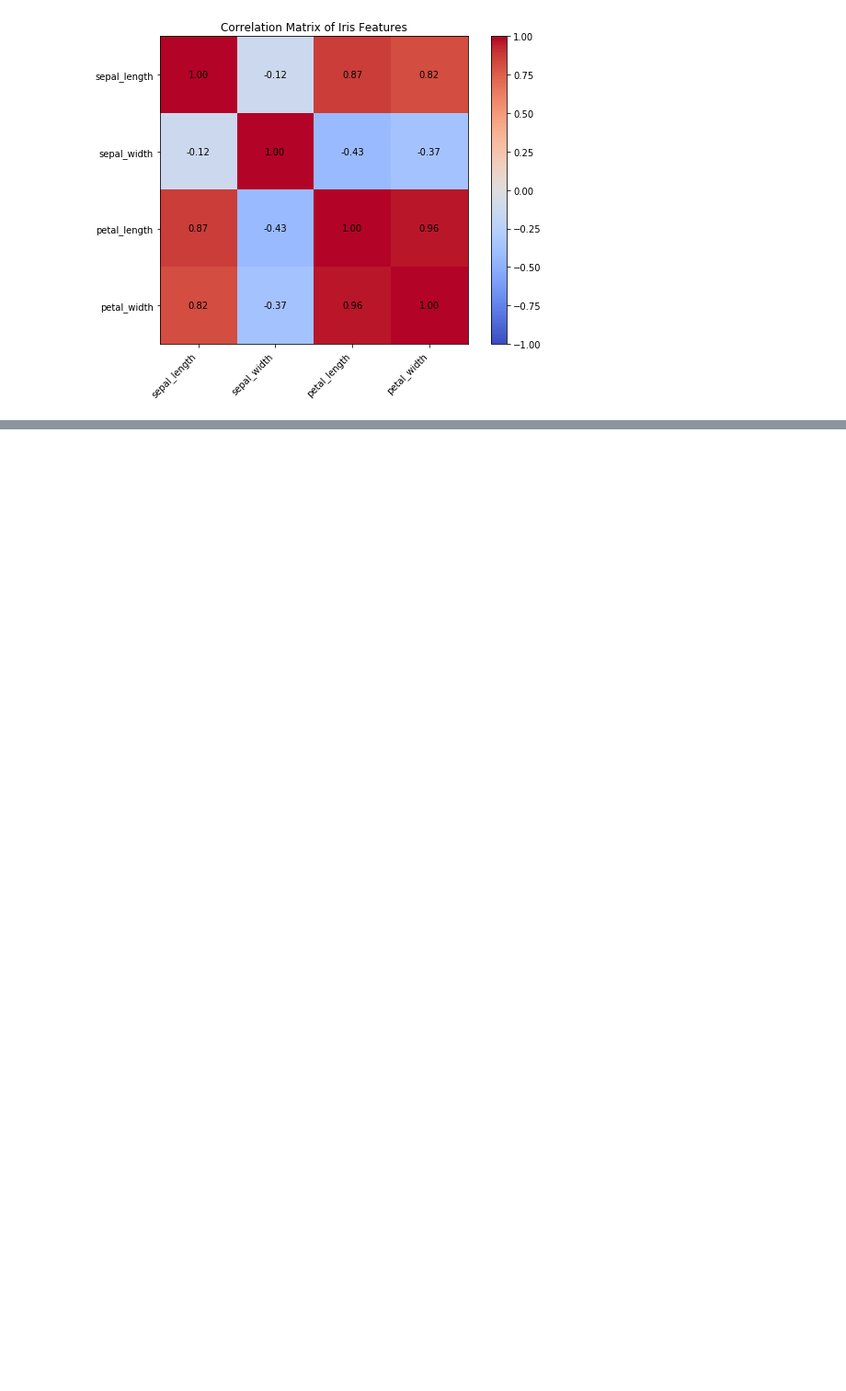
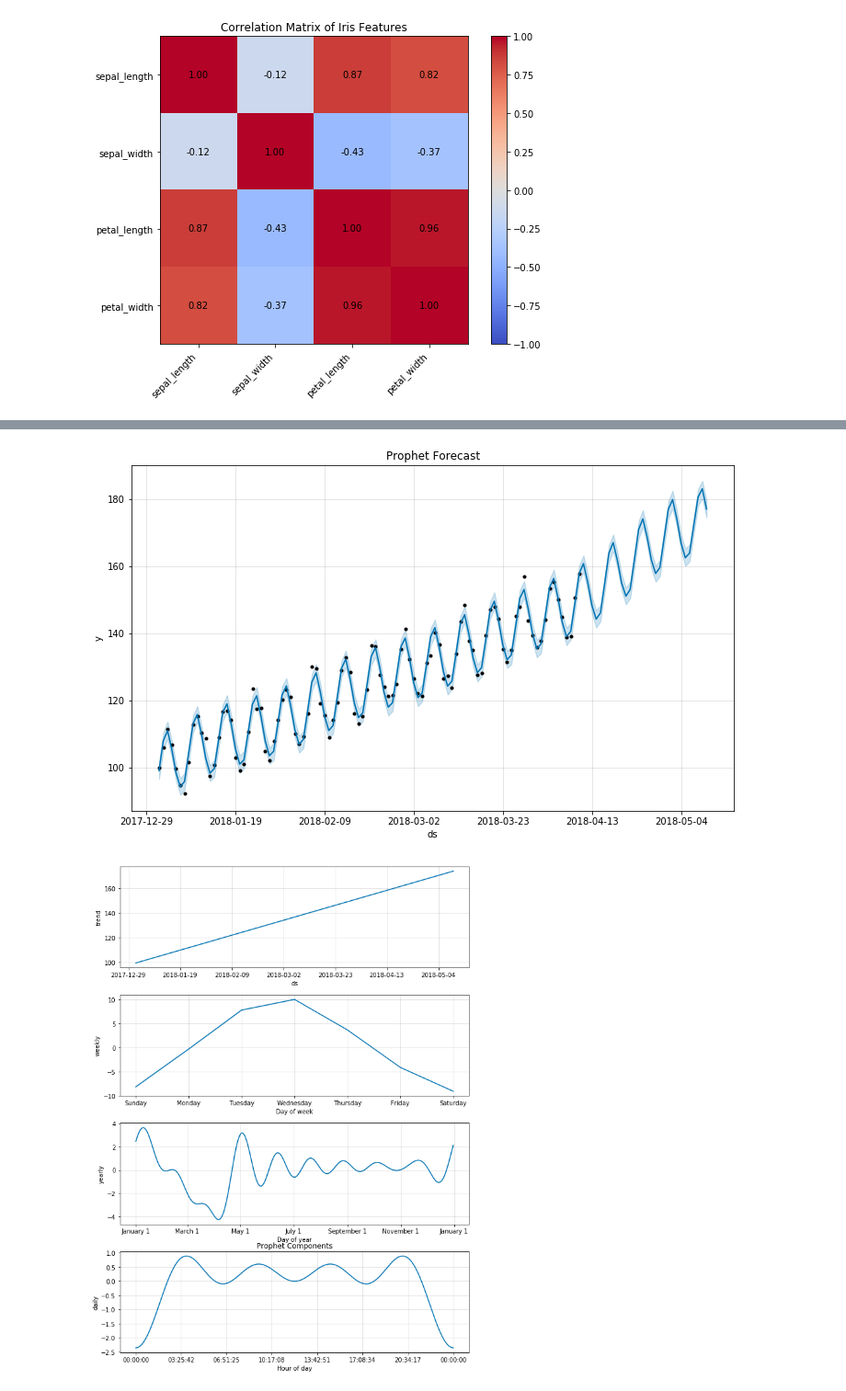
Before and after one commit to kangspa/ADP-study, a Jupyter notebook: PracticeTest/practice.ipynb, the cells around one changed output, grey strips where cells are left out. Shown at 92% size. Drawn from its saved outputs; the diff is of its cells as text; code cells hidden in the pictures; blank space fills up the shorter version.

```diff
--- a/PracticeTest/practice.ipynb
+++ b/PracticeTest/practice.ipynb
@@ -776,0 +188,29 @@ Warnings:
+# %%
+# !pip install prophet
+from prophet import Prophet
+
+# 1. 데이터 준비 (Prophet은 'ds'와 'y' 컬럼 필요)
+df_prophet = pd.DataFrame({
+    'ds': pd.to_datetime(pd.date_range(start='2018-01-01', periods=100, freq='D')),
+    'y': 100 + np.arange(100) * 0.5 + 10 * np.sin(np.arange(100) * 2 * np.pi / 7) + np.random.randn(100) * 2
+})
+
+# 2. Prophet 모델 학습
+# seasonality_mode: 계절성 유형 ('additive' 또는 'multiplicative')
+# daily_seasonality, weekly_seasonality, yearly_seasonality: 각 계절성 자동 감지 여부
+m = Prophet(daily_seasonality=True, weekly_seasonality=True, yearly_seasonality=True)
+m.fit(df_prophet)
+
+# 3. 미래 데이터프레임 생성 및 예측
+future = m.make_future_dataframe(periods=30) # 30일 미래 예측
+forecast_prophet = m.predict(future)
+
+# 4. 결과 시각화
+fig = m.plot(forecast_prophet)
+plt.title('Prophet Forecast')
+plt.show()
+
+fig2 = m.plot_components(forecast_prophet)
+plt.title('Prophet Components')
+plt.show()
+# %% [output]
@@ -776,0 +220,2 @@ Warnings:
+[figure, added]
+[figure, added]
```
Also changed, not shown: parts of 24 cells of this notebook, 5 other files.
